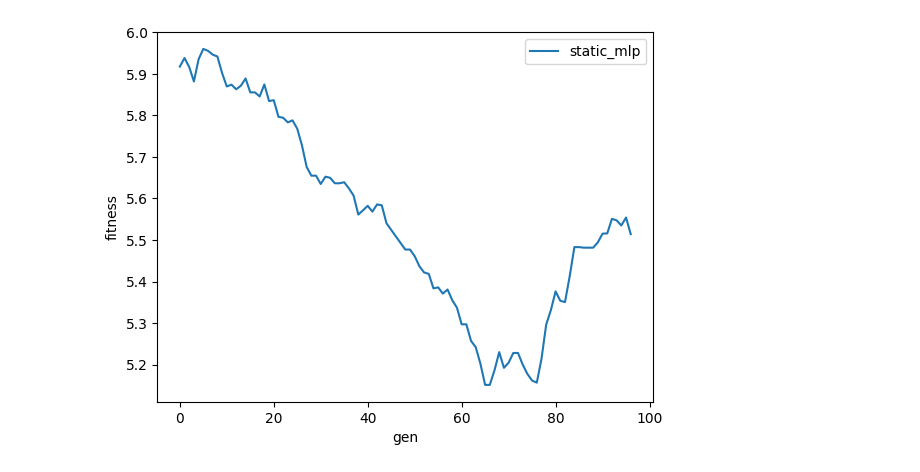
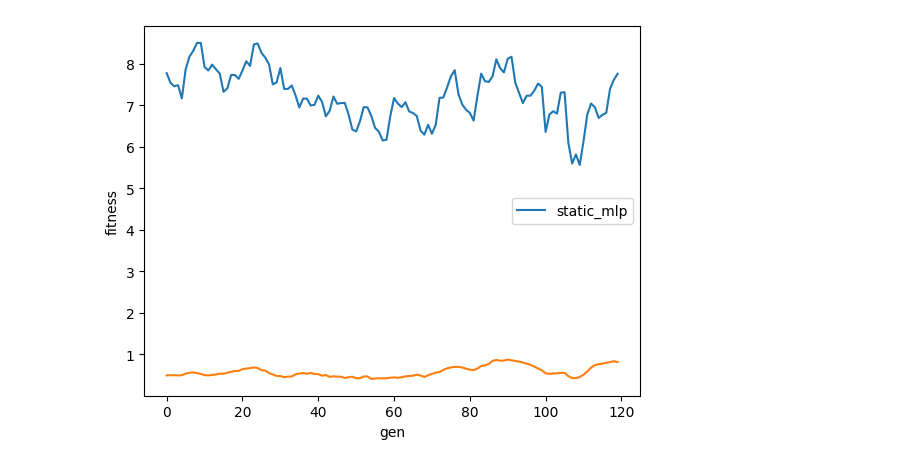
Before and after one commit to Magraz/vmas_rovers, a Jupyter notebook: src/plotting/plot_stat_runs.ipynb, the cells around one changed output. Drawn from its saved outputs; the diff is of its cells as text; code cells hidden in the pictures.

```diff
--- a/src/plotting/plot_stat_runs.ipynb
+++ b/src/plotting/plot_stat_runs.ipynb
@@ -11,7 +11,7 @@ def moving_average(x, w):
 trials_start = 11
 trials_finish = 12
 trials = trials_finish-trials_start
-data_points = 1000
+data_points = 5000
 stat_run_base_path = "/home/magraz/vmas_rovers/src/experiments/results/"
 experiment_type = "sanity"
 configurations = ["static_mlp"]
@@ -35,50 +35,61 @@ for i in range(len(stat_run_paths)):
 
         dd_list.append(dd)
 
-avg_vals = []
-std_vals = []
+best_team_fitness_avg_vals = []
+best_team_fitness_std_vals = []
+
+avg_team_fitness_avg_vals = []
+avg_team_fitness_std_vals = []
 
 for i in range(len(configurations)):
 
-    config_vals = []
+    best_team_fitness = []
+    avg_team_fitness = []
 
     for dd in dd_list[i * trials : (i + 1) * trials]:
-        config_vals.append(np.array(dd["team_fitness"][:data_points]))
+        best_team_fitness.append(np.array(dd["best_team_fitness"][:data_points]))
+        avg_team_fitness.append(np.array(dd["avg_team_fitness"][:data_points]))
 
-    config_vals = np.array(config_vals)
+    best_team_fitness = np.array(best_team_fitness)
+    avg_team_fitness = np.array(avg_team_fitness)
 
-    avg_vals.append(np.mean(config_vals, axis=0))
-    std_vals.append(np.std(config_vals, axis=0))
+    best_team_fitness_avg_vals.append(np.mean(best_team_fitness, axis=0))
+    best_team_fitness_std_vals.append(np.std(best_team_fitness, axis=0))
+
+    avg_team_fitness_avg_vals.append(np.mean(avg_team_fitness, axis=0))
+    avg_team_fitness_std_vals.append(np.std(avg_team_fitness, axis=0))
 
 
 fig = plt.figure()
 ax = fig.add_subplot(111)
 
-window_size = 100
+window_size = 5
 
-for avg,std in zip(avg_vals,std_vals):
+for best_fitness_avg, avg_fitness_avg in zip(best_team_fitness_avg_vals,avg_team_fitness_avg_vals):
 
     # window_avg = np.lib.stride_tricks.sliding_window_view(avg, window_size)
     # window_std = np.lib.stride_tricks.sliding_window_view(std, window_size)
 
     # moving_avg = np.mean(window_avg, axis=-1)
     # moving_std = np.mean(window_std, axis=-1)
 
-    moving_avg = moving_average(avg, window_size)
-    moving_std = moving_average(std, window_size)
+    best_fitness_moving_avg = moving_average(best_fitness_avg, window_size)
+    avg_fitness_moveing_avg = moving_average(avg_fitness_avg, window_size)
+    # moving_std = moving_average(std, window_size)
 
-    std_plus = moving_avg + moving_std/np.sqrt(trials)
-    std_minus = moving_avg - moving_std/np.sqrt(trials)
+    # std_plus = moving_avg + moving_std/np.sqrt(trials)
+    # std_minus = moving_avg - moving_std/np.sqrt(trials)
 
-    ax.plot(moving_avg)
+    ax.plot(best_fitness_moving_avg)
+    ax.plot(avg_fitness_moveing_avg)
     # ax.plot(moving_std)
     # ax.fill_between(np.linspace(0, moving_avg.shape[0], moving_avg.shape[0]), std_plus, std_minus, alpha=0.2)
 
 ax.set_xlabel("gen")
 ax.set_ylabel("fitness")
 
 plt.legend(configurations)
 
 plt.show()
 # %% [output]
-[figure, old version]
+[figure, new version]
```
Also changed, not shown: 7 other files.
